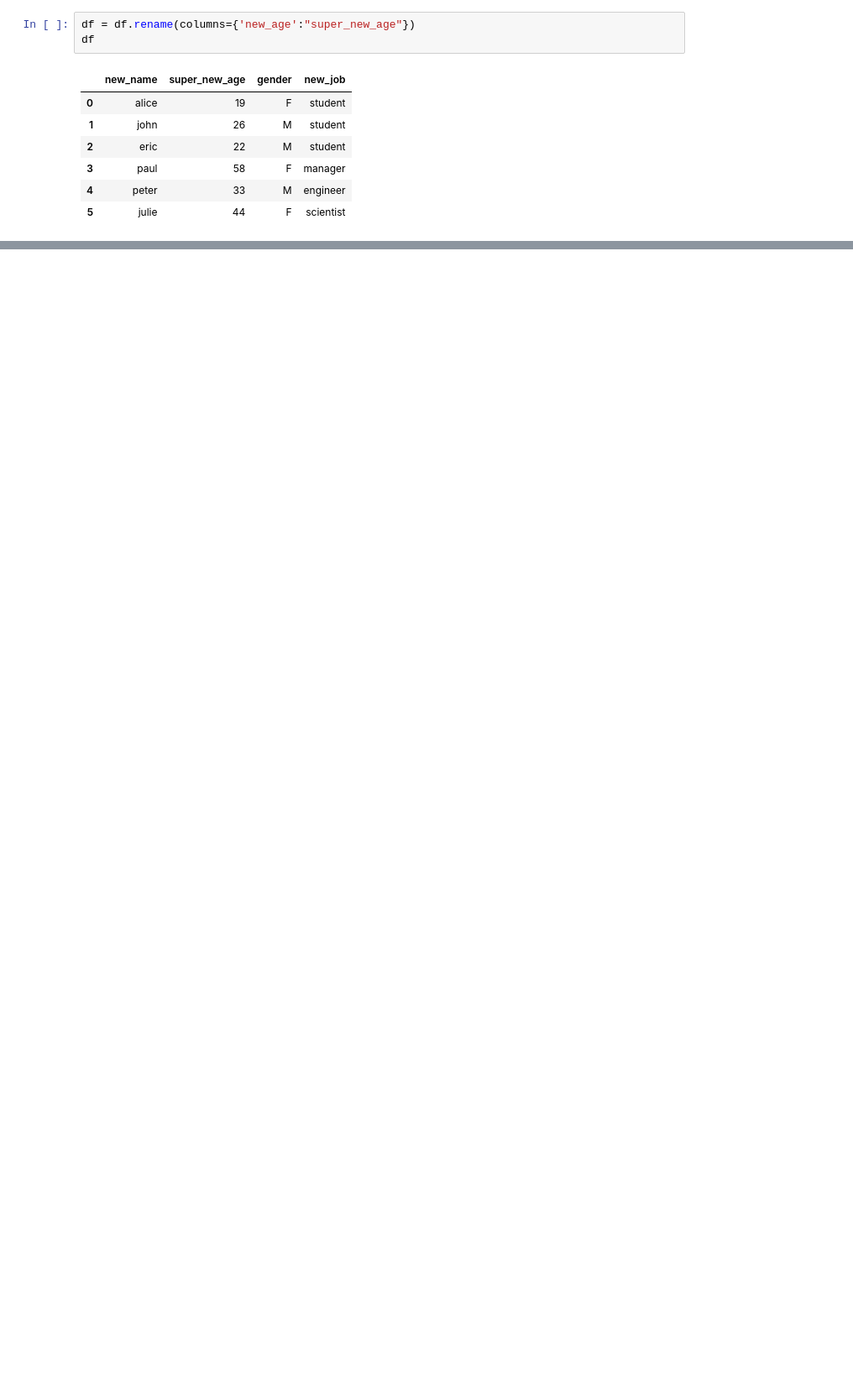
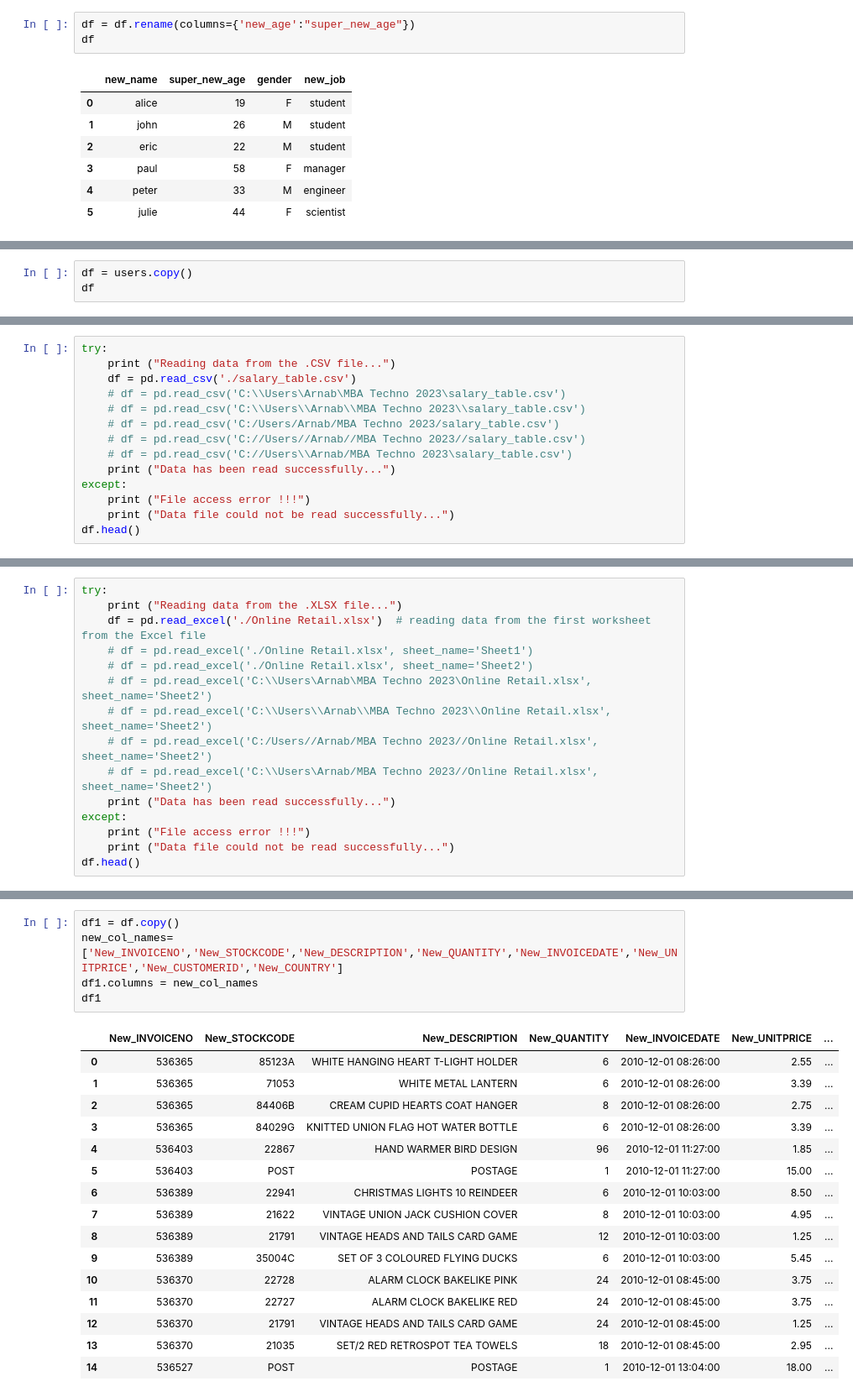
Before and after one commit to toarnabtrainer/Techno_India_MBA_2023, a Jupyter notebook: MBA-Pandas.ipynb, the cells around one changed output, grey strips where cells are left out. Shown at 84% size. Saved outputs shown, nothing was run; the diff lists cells and outputs as text; blank space fills up the shorter version.

```diff
--- a/MBA-Pandas.ipynb
+++ b/MBA-Pandas.ipynb
@@ -1343,0 +1346,3 @@ df
+# %%
+df = users.copy()
+df
@@ -1343,0 +1434,14 @@ df
+# %%
+try:
+    print ("Reading data from the .CSV file...")
+    df = pd.read_csv('./salary_table.csv')
+    # df = pd.read_csv('C:\\Users\Arnab\MBA Techno 2023\salary_table.csv')
+    # df = pd.read_csv('C:\\Users\\Arnab\\MBA Techno 2023\\salary_table.csv')
+    # df = pd.read_csv('C:/Users/Arnab/MBA Techno 2023/salary_table.csv')
+    # df = pd.read_csv('C://Users//Arnab//MBA Techno 2023//salary_table.csv')
+    # df = pd.read_csv('C://Users\\Arnab/MBA Techno 2023\salary_table.csv')
+    print ("Data has been read successfully...")
+except:
+    print ("File access error !!!")
+    print ("Data file could not be read successfully...")
+df.head()
@@ -1343,0 +1476,15 @@ df
+# %%
+try:
+    print ("Reading data from the .XLSX file...")
+    df = pd.read_excel('./Online Retail.xlsx')  # reading data from the first worksheet from the Excel file
+    # df = pd.read_excel('./Online Retail.xlsx', sheet_name='Sheet1')
+    # df = pd.read_excel('./Online Retail.xlsx', sheet_name='Sheet2')
+    # df = pd.read_excel('C:\\Users\Arnab\MBA Techno 2023\Online Retail.xlsx', sheet_name='Sheet2')
+    # df = pd.read_excel('C:\\Users\\Arnab\\MBA Techno 2023\\Online Retail.xlsx', sheet_name='Sheet2')
+    # df = pd.read_excel('C:/Users//Arnab/MBA Techno 2023//Online Retail.xlsx', sheet_name='Sheet2')
+    # df = pd.read_excel('C:\\Users\Arnab/MBA Techno 2023//Online Retail.xlsx', sheet_name='Sheet2')
+    print ("Data has been read successfully...")
+except:
+    print ("File access error !!!")
+    print ("Data file could not be read successfully...")
+df.head()
@@ -1343,0 +1500,22 @@ df
+# %%
+df1 = df.copy()
+new_col_names=['New_INVOICENO','New_STOCKCODE','New_DESCRIPTION','New_QUANTITY','New_INVOICEDATE','New_UNITPRICE','New_CUSTOMERID','New_COUNTRY']
+df1.columns = new_col_names
+df1
+# %% [output]
+|  | New_INVOICENO | New_STOCKCODE | New_DESCRIPTION | New_QUANTITY | New_INVOICEDATE | New_UNITPRICE | ... |
+| 0 | 536365 | 85123A | WHITE HANGING HEART T-LIGHT HOLDER | 6 | 2010-12-01 08:26:00 | 2.55 | ... |
+| 1 | 536365 | 71053 | WHITE METAL LANTERN | 6 | 2010-12-01 08:26:00 | 3.39 | ... |
+| 2 | 536365 | 84406B | CREAM CUPID HEARTS COAT HANGER | 8 | 2010-12-01 08:26:00 | 2.75 | ... |
+| 3 | 536365 | 84029G | KNITTED UNION FLAG HOT WATER BOTTLE | 6 | 2010-12-01 08:26:00 | 3.39 | ... |
+| 4 | 536403 | 22867 | HAND WARMER BIRD DESIGN | 96 | 2010-12-01 11:27:00 | 1.85 | ... |
+| 5 | 536403 | POST | POSTAGE | 1 | 2010-12-01 11:27:00 | 15.00 | ... |
+| 6 | 536389 | 22941 | CHRISTMAS LIGHTS 10 REINDEER | 6 | 2010-12-01 10:03:00 | 8.50 | ... |
+| 7 | 536389 | 21622 | VINTAGE UNION JACK CUSHION COVER | 8 | 2010-12-01 10:03:00 | 4.95 | ... |
+| 8 | 536389 | 21791 | VINTAGE HEADS AND TAILS CARD GAME | 12 | 2010-12-01 10:03:00 | 1.25 | ... |
+| 9 | 536389 | 35004C | SET OF 3 COLOURED FLYING DUCKS | 6 | 2010-12-01 10:03:00 | 5.45 | ... |
+| 10 | 536370 | 22728 | ALARM CLOCK BAKELIKE PINK | 24 | 2010-12-01 08:45:00 | 3.75 | ... |
+| 11 | 536370 | 22727 | ALARM CLOCK BAKELIKE RED | 24 | 2010-12-01 08:45:00 | 3.75 | ... |
+| 12 | 536370 | 21791 | VINTAGE HEADS AND TAILS CARD GAME | 24 | 2010-12-01 08:45:00 | 1.25 | ... |
+| 13 | 536370 | 21035 | SET/2 RED RETROSPOT TEA TOWELS | 18 | 2010-12-01 08:45:00 | 2.95 | ... |
+| 14 | 536527 | POST | POSTAGE | 1 | 2010-12-01 13:04:00 | 18.00 | ... |
```
Also changed, not shown: parts of 20 cells of this notebook.
